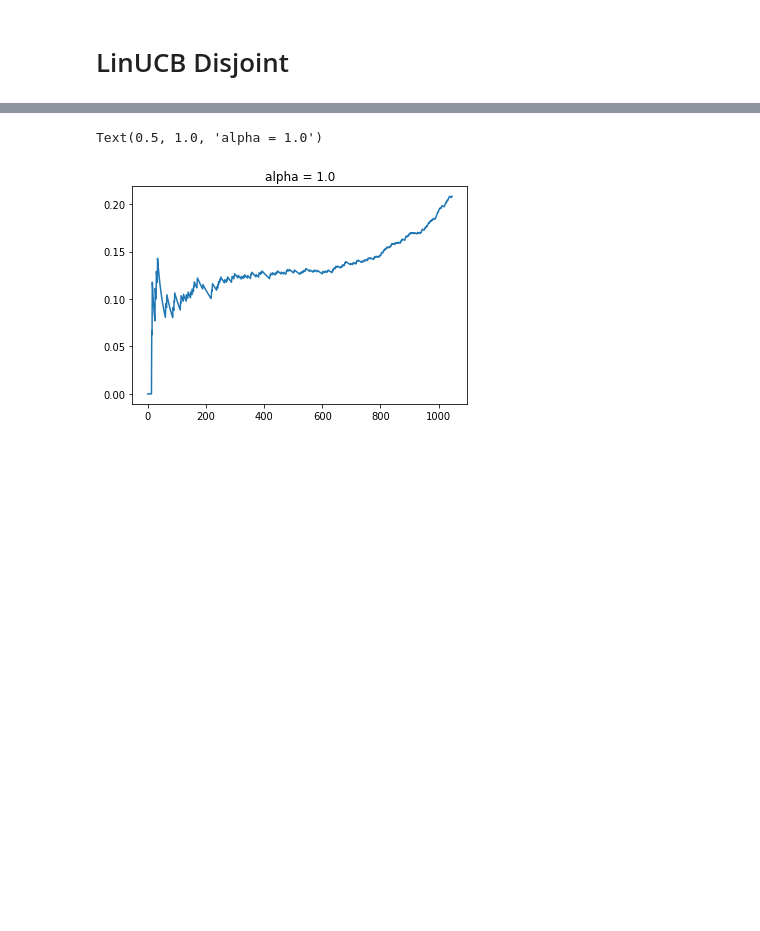
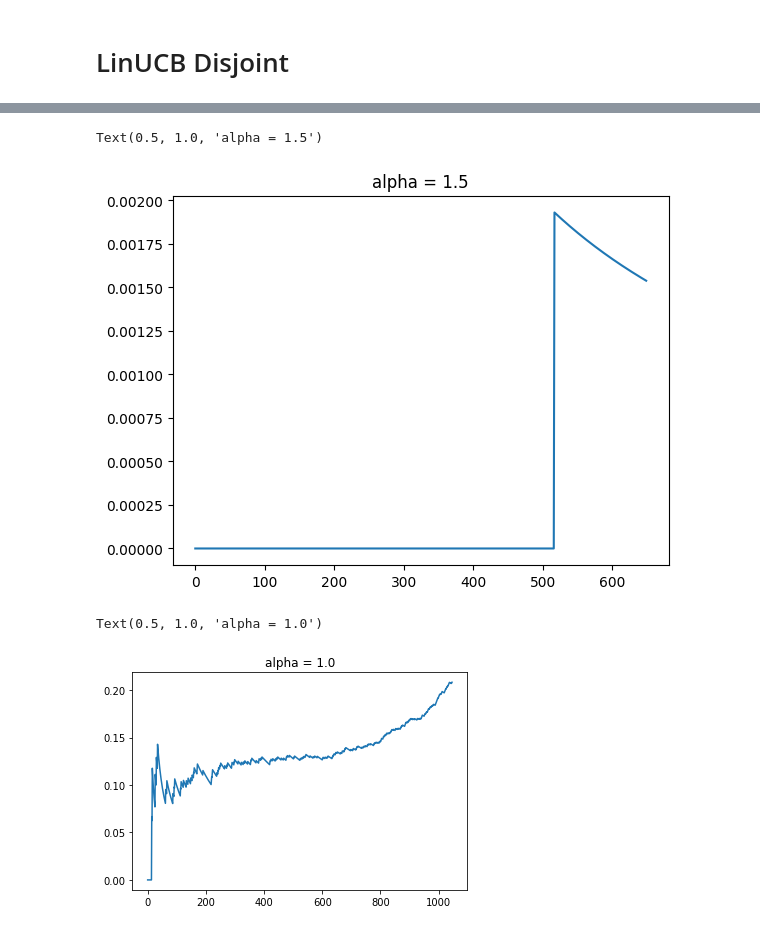
Before and after one commit to aloy99/bt4014, a Jupyter notebook: LinUCB_disjoint.ipynb, the cells around one changed output, grey strips where cells are left out. Cells and saved outputs as stored; diff of their text form; code cells hidden in the pictures; blank space fills up the shorter version.

```diff
--- a/LinUCB_disjoint.ipynb
+++ b/LinUCB_disjoint.ipynb
@@ -169,3 +189,9 @@ Text(0.5, 1.0, 'alpha = 1.5')
+# %%
+plt.plot(aligned_ctr)
+plt.title("alpha = " + str(alpha_input))
+# %% [output]
+Text(0.5, 1.0, 'alpha = 1.5')
+[figure, added]
 # %%
 alpha_input = 1.0
 data_path = "../data/news_dataset.txt"
```
Also changed, not shown: parts of 10 cells of this notebook, 5 other files.
